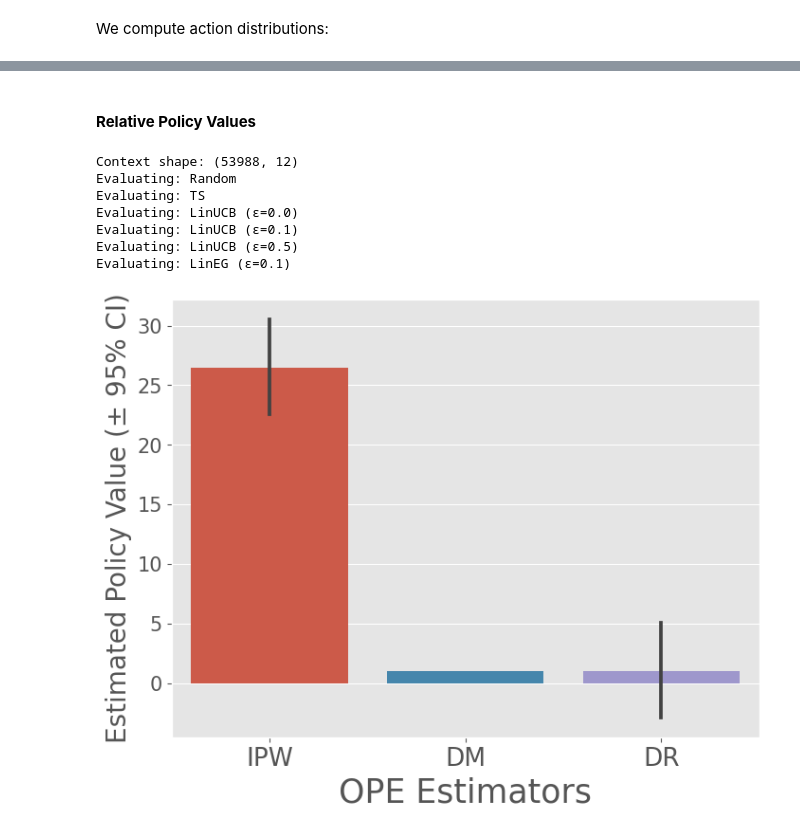
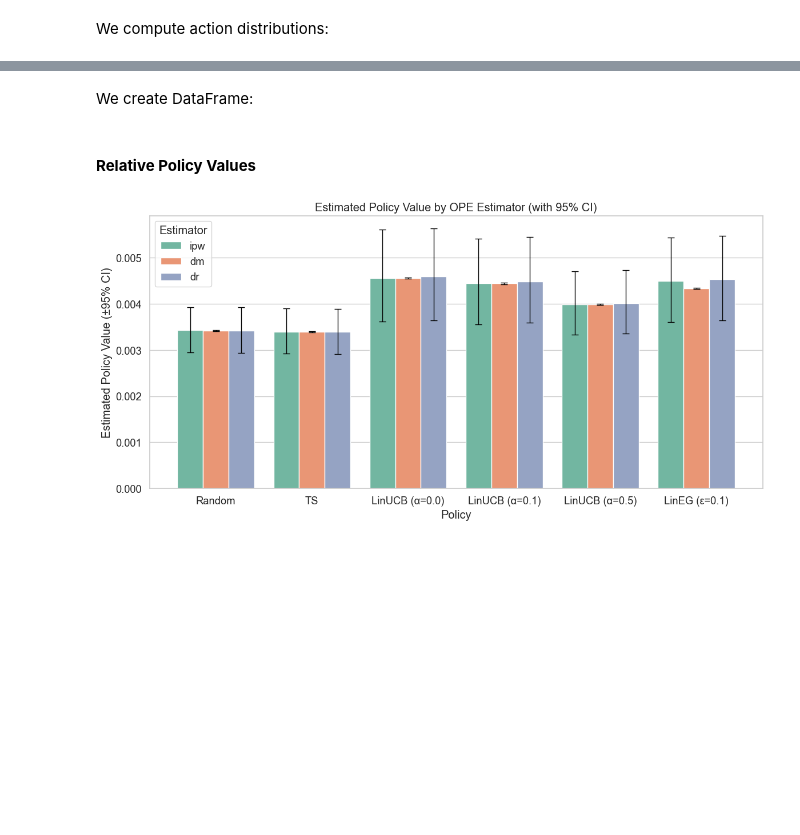
Before and after one commit to otausendschoen/contextual-bandit-benchmark, a Jupyter notebook: 06_ope_evaluation.ipynb, the cells around one changed output, grey strips where cells are left out. Drawn from its saved outputs; the diff is of its cells as text; code cells hidden in the pictures; blank space fills up the shorter version.

```diff
--- a/06_ope_evaluation.ipynb
+++ b/06_ope_evaluation.ipynb
@@ -45,0 +96,2 @@ Context shape: (53988, 12)
+# %%
+bandit_feedback["pscore"] = np.full_like(bandit_feedback["action"], fill_value=1/3, dtype=np.float64)
@@ -99,0 +170,2 @@ estimated_rewards_by_reg_model = regression_model.fit_predict(
+# %%
+sns.set(style="whitegrid", font_scale=1.2)
@@ -99,0 +174,6 @@ estimated_rewards_by_reg_model = regression_model.fit_predict(
+# %%
+ope_estimators = [InverseProbabilityWeighting(), DirectMethod(), DoublyRobust()]
+ope = OffPolicyEvaluation(
+    bandit_feedback=bandit_feedback,
+    ope_estimators=ope_estimators,
+)
@@ -126,22 +209,56 @@ Evaluating: LinEG (ε=0.1)
+# %% [markdown]
+We create DataFrame:
+# %%
+df_results = pd.DataFrame(results)
 # %% [markdown]
 #### **Relative Policy Values**
 # %%
+plt.figure(figsize=(12, 6))
 
-ope.visualize_off_policy_estimates(
-    action_dist=action_dists["TS"],
-    estimated_rewards_by_reg_model=estimated_rewards_by_reg_model,
-    is_relative=True,
-    n_bootstrap_samples=1000,
-    random_state=42,
+# Main barplot
+ax = sns.barplot(
+    data=df_results,
+    x="Policy",
+    y="Estimated Value",
+    hue="Estimator",
+    palette="Set2",
+    ci=None,
+    dodge=True,
 )
 
-# You can repeat the above plot for each policy by changing action_dist
+# Extract hue order to match estimator mapping:
+hue_order = df_results["Estimator"].unique().tolist()
+n_hue = len(hue_order)
+bar_width = 0.8 / n_hue  # total bar width split across estimators
+
+# Compute correct x-position and draw error bars manually:
+for i, row in df_results.iterrows():
+    policy_index = df_results["Policy"].unique().tolist().index(row["Policy"])
+    estimator_index = hue_order.index(row["Estimator"])
+
+    # Calculate x-position:
+    x = policy_index - 0.4 + bar_width / 2 + estimator_index * bar_width
+    y = row["Estimated Value"]
+    err_low = y - row["CI Lower"]
+    err_up = row["CI Upper"] - y
+
+    # Adding error bar:
+    ax.errorbar(
+        x=x,
+        y=y,
+        yerr=[[err_low], [err_up]],
+        fmt='none',
+        c='black',
+        capsize=4,
+        lw=1,
+    )
+
+# Full plot:
+plt.title("Estimated Policy Value by OPE Estimator (with 95% CI)")
+plt.xticks(rotation=0, ha="center")
+plt.ylabel("Estimated Policy Value (±95% CI)")
+plt.tight_layout()
+plt.legend(title="Estimator")
+plt.show()
 # %% [output]
-Context shape: (53988, 12)
-Evaluating: Random
-Evaluating: TS
-Evaluating: LinUCB (ε=0.0)
-Evaluating: LinUCB (ε=0.1)
-Evaluating: LinUCB (ε=0.5)
-Evaluating: LinEG (ε=0.1)
-[figure, old version]
+[figure, new version]
```
Also changed, not shown: parts of 35 cells of this notebook, 2 other files.
